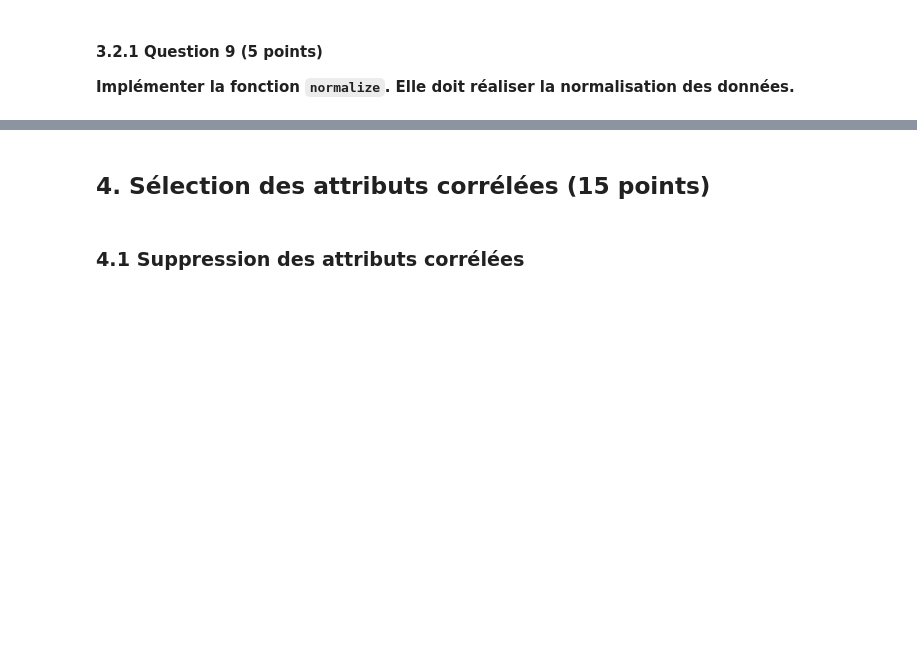
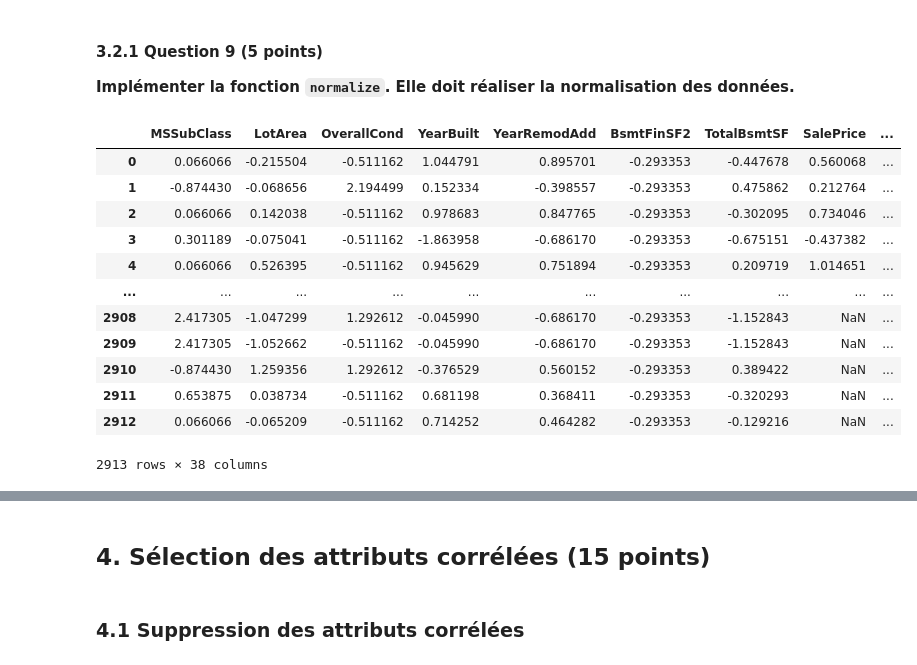
Before and after one commit to mohamedali05/TP1_INF8111, a Jupyter notebook: TP1_A24.ipynb, the cells around one changed output, grey strips where cells are left out. Cells and saved outputs as stored; diff of their text form; code cells hidden in the pictures; blank space fills up the shorter version.

```diff
--- a/TP1_A24.ipynb
+++ b/TP1_A24.ipynb
@@ -489,11 +514,30 @@ sigma_sale_price = df["SalePrice"].std()
 # %%
 def normalize(dataset):
     """
     Normalise les données du dataset.
 
     :param dataset: ensemble des données
     :return:
       dataset traitée
     """
-    pass
+    scaler = StandardScaler()
+    df_scaled = pd.DataFrame(scaler.fit_transform(dataset), columns=dataset.columns)
+    return df_scaled
+
+
+normalize(df_final)
+# %% [output]
+|  | MSSubClass | LotArea | OverallCond | YearBuilt | YearRemodAdd | BsmtFinSF2 | TotalBsmtSF | SalePrice | ... |
+| 0 | 0.066066 | -0.215504 | -0.511162 | 1.044791 | 0.895701 | -0.293353 | -0.447678 | 0.560068 | ... |
+| 1 | -0.874430 | -0.068656 | 2.194499 | 0.152334 | -0.398557 | -0.293353 | 0.475862 | 0.212764 | ... |
+| 2 | 0.066066 | 0.142038 | -0.511162 | 0.978683 | 0.847765 | -0.293353 | -0.302095 | 0.734046 | ... |
+| 3 | 0.301189 | -0.075041 | -0.511162 | -1.863958 | -0.686170 | -0.293353 | -0.675151 | -0.437382 | ... |
+| 4 | 0.066066 | 0.526395 | -0.511162 | 0.945629 | 0.751894 | -0.293353 | 0.209719 | 1.014651 | ... |
+| ... | ... | ... | ... | ... | ... | ... | ... | ... | ... |
+| 2908 | 2.417305 | -1.047299 | 1.292612 | -0.045990 | -0.686170 | -0.293353 | -1.152843 | NaN | ... |
+| 2909 | 2.417305 | -1.052662 | -0.511162 | -0.045990 | -0.686170 | -0.293353 | -1.152843 | NaN | ... |
+| 2910 | -0.874430 | 1.259356 | 1.292612 | -0.376529 | 0.560152 | -0.293353 | 0.389422 | NaN | ... |
+| 2911 | 0.653875 | 0.038734 | -0.511162 | 0.681198 | 0.368411 | -0.293353 | -0.320293 | NaN | ... |
+| 2912 | 0.066066 | -0.065209 | -0.511162 | 0.714252 | 0.464282 | -0.293353 | -0.129216 | NaN | ... |
+2913 rows × 38 columns
 # %%
```
Also changed, not shown: parts of 13 cells of this notebook.
